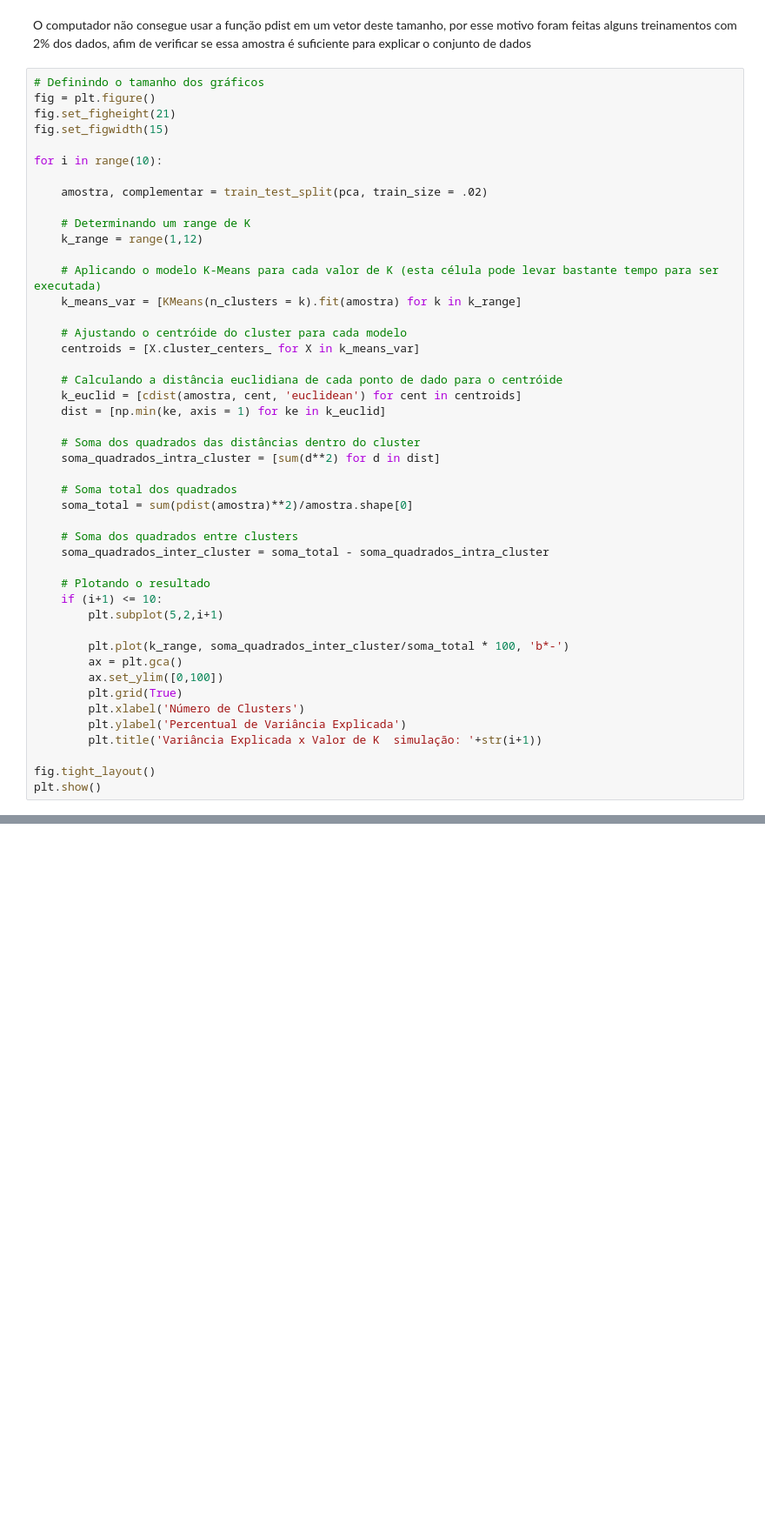
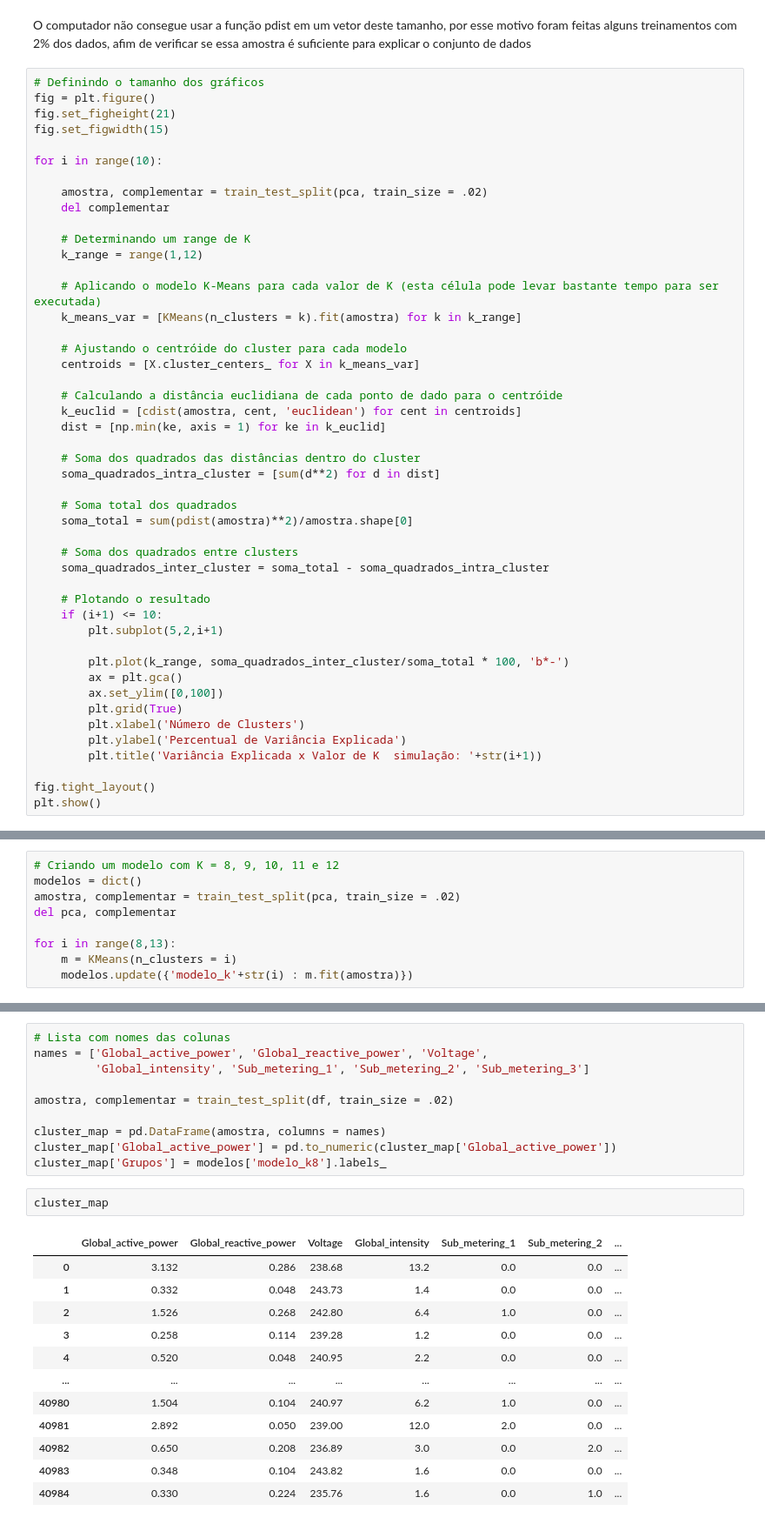
Before and after one commit to mhnasser/Cluistering_de_clientes_por_consumo_de_energia, a Jupyter notebook: notebooks/Rascunho Modelagem.ipynb, the cells around one changed output, grey strips where cells are left out. Shown at 87% size. Saved outputs shown, nothing was run; the diff lists cells and outputs as text; blank space fills up the shorter version.

```diff
--- a/notebooks/Rascunho Modelagem.ipynb
+++ b/notebooks/Rascunho Modelagem.ipynb
@@ -49,6 +50,7 @@ fig.set_figwidth(15)
 for i in range(10):
 
     amostra, complementar = train_test_split(pca, train_size = .02)
+    del complementar
 
     # Determinando um range de K
     k_range = range(1,12)
@@ -88,3 +90,12 @@ fig.tight_layout()
 plt.show()
 # %% [output]
 [figure]
+# %%
+# Criando um modelo com K = 8, 9, 10, 11 e 12
+modelos = dict()
+amostra, complementar = train_test_split(pca, train_size = .02)
+del pca, complementar
+
+for i in range(8,13):
+    m = KMeans(n_clusters = i)
+    modelos.update({'modelo_k'+str(i) : m.fit(amostra)})
@@ -90,0 +114,25 @@ plt.show()
+# %%
+# Lista com nomes das colunas
+names = ['Global_active_power', 'Global_reactive_power', 'Voltage',
+         'Global_intensity', 'Sub_metering_1', 'Sub_metering_2', 'Sub_metering_3']
+
+amostra, complementar = train_test_split(df, train_size = .02)
+
+cluster_map = pd.DataFrame(amostra, columns = names)
+cluster_map['Global_active_power'] = pd.to_numeric(cluster_map['Global_active_power'])
+cluster_map['Grupos'] = modelos['modelo_k8'].labels_
+# %%
+cluster_map
+# %% [output]
+|  | Global_active_power | Global_reactive_power | Voltage | Global_intensity | Sub_metering_1 | Sub_metering_2 | ... |
+| 0 | 3.132 | 0.286 | 238.68 | 13.2 | 0.0 | 0.0 | ... |
+| 1 | 0.332 | 0.048 | 243.73 | 1.4 | 0.0 | 0.0 | ... |
+| 2 | 1.526 | 0.268 | 242.80 | 6.4 | 1.0 | 0.0 | ... |
+| 3 | 0.258 | 0.114 | 239.28 | 1.2 | 0.0 | 0.0 | ... |
+| 4 | 0.520 | 0.048 | 240.95 | 2.2 | 0.0 | 0.0 | ... |
+| ... | ... | ... | ... | ... | ... | ... | ... |
+| 40980 | 1.504 | 0.104 | 240.97 | 6.2 | 1.0 | 0.0 | ... |
+| 40981 | 2.892 | 0.050 | 239.00 | 12.0 | 2.0 | 0.0 | ... |
+| 40982 | 0.650 | 0.208 | 236.89 | 3.0 | 0.0 | 2.0 | ... |
+| 40983 | 0.348 | 0.104 | 243.82 | 1.6 | 0.0 | 0.0 | ... |
+| 40984 | 0.330 | 0.224 | 235.76 | 1.6 | 0.0 | 1.0 | ... |
```
Also changed, not shown: parts of 4 cells of this notebook.
